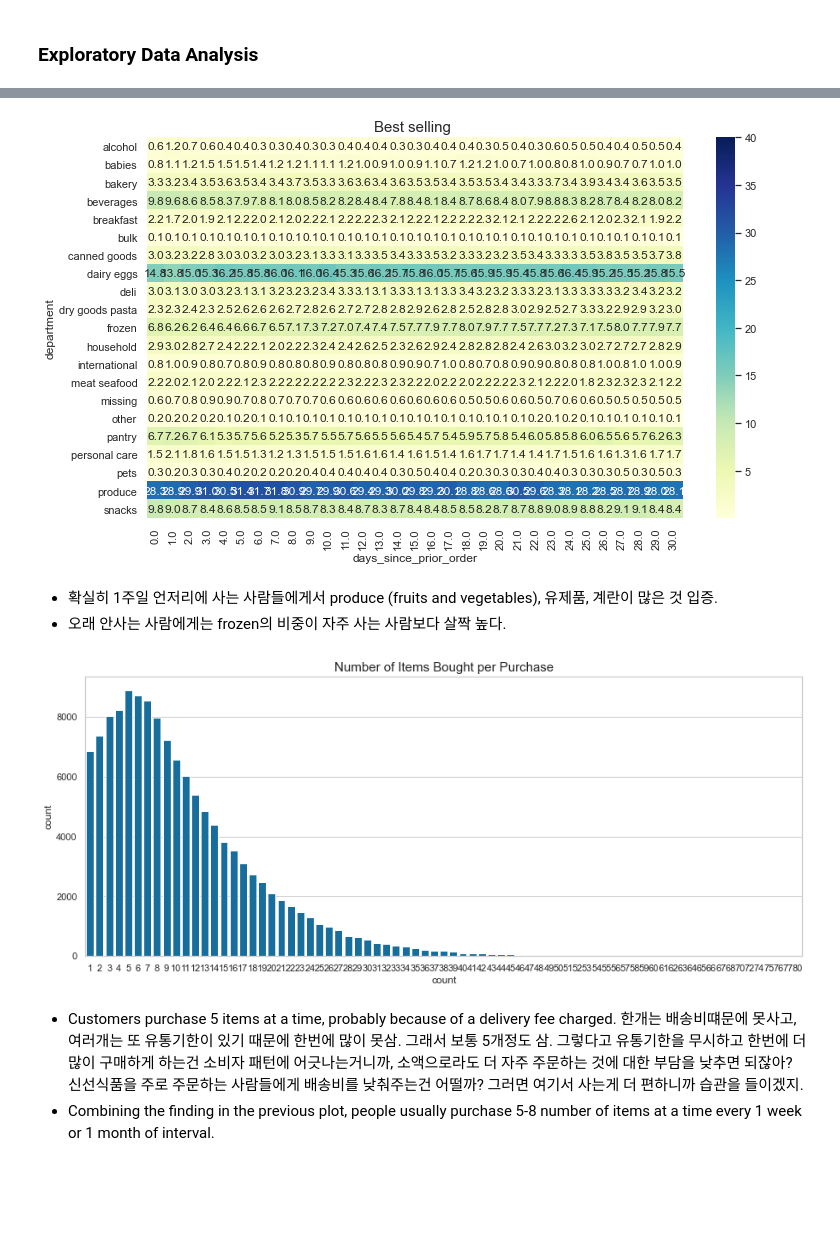
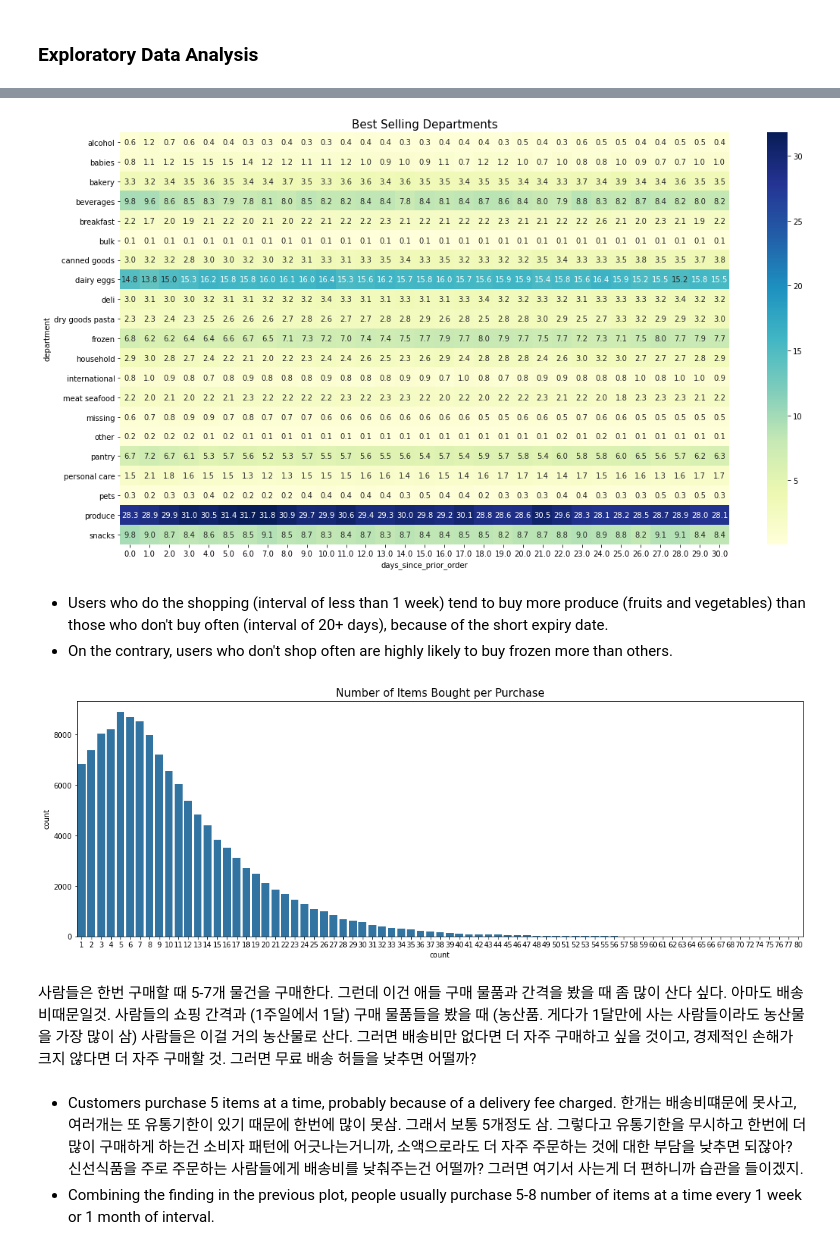
Before and after one commit to miji-lee-kr/Market_Basket_Analysis, a Jupyter notebook: Market_Basket_Analysis.ipynb, the cells around one changed output, grey strips where cells are left out. Saved outputs shown, nothing was run; the diff lists cells and outputs as text; code cells hidden in the pictures; blank space fills up the shorter version.

```diff
--- a/Market_Basket_Analysis.ipynb
+++ b/Market_Basket_Analysis.ipynb
@@ -186,25 +167,26 @@ plt.title("Frequency distribution by days since prior order", fontsize=15);
 # %%
-# 구매 간격과 제품 department 비교
-
 ord_train_prod = ord_train.merge(orders, how = 'left', on = ['order_id'])
 ord_train_pivot = ord_train_prod.groupby('days_since_prior_order')['department'].value_counts(normalize = True).mul(100).rename('percentage').reset_index()
 grouped_df = ord_train_pivot.pivot(values = 'percentage', index = 'department', columns = 'days_since_prior_order')
 
-plt.figure(figsize=(16,7))
-sns.heatmap(grouped_df, cmap = 'YlGnBu', vmax = 40, annot=True, fmt="1.1f")
-plt.title("Best selling ", size = 15);
+plt.figure(figsize=(18,10))
+sns.heatmap(grouped_df, cmap = 'YlGnBu', annot=True, fmt="1.1f")
+plt.title("Best Selling Departments", size = 15);
 # %% [output]
-[figure, old version]
+[figure, new version]
 # %% [markdown]
-- 확실히 1주일 언저리에 사는 사람들에게서 produce (fruits and vegetables), 유제품, 계란이 많은 것 입증.
-- 오래 안사는 사람에게는 frozen의 비중이 자주 사는 사람보다 살짝 높다.
+- Users who do the shopping (interval of less than 1 week) tend to buy more produce (fruits and vegetables) than those who don't buy often (interval of 20+ days), because of the short expiry date.
+- On the contrary, users who don't shop often are highly likely to buy frozen more than others.
 # %%
-max_num = ord_train.groupby('order_id').add_to_cart_order.max().reset_index(name= 'count').head(70)
-plt.figure(figsize=(15,6))
+max_num = ord_train.groupby('order_id').add_to_cart_order.max().reset_index(name= 'count')
+plt.figure(figsize=(18,6))
 sns.countplot(x="count", data=max_num, color=color)
 plt.title("Number of Items Bought per Purchase", fontsize=15);
 # %% [output]
-[figure, old version]
+[figure, new version]
+# %% [markdown]
+사람들은 한번 구매할 때 5-7개 물건을 구매한다. 그런데 이건 애들 구매 물품과 간격을 봤을 때 좀 많이 산다 싶다. 아마도 배송비때문일것.
+사람들의 쇼핑 간격과 (1주일에서 1달) 구매 물품들을 봤을 때 (농산품. 게다가 1달만에 사는 사람들이라도 농산물을 가장 많이 삼) 사람들은 이걸 거의 농산물로 산다. 그러면 배송비만 없다면 더 자주 구매하고 싶을 것이고, 경제적인 손해가 크지 않다면 더 자주 구매할 것. 그러면 무료 배송 허들을 낮추면 어떨까?
 # %% [markdown]
 - Customers purchase 5 items at a time, probably because of a delivery fee charged. 한개는 배송비떄문에 못사고, 여러개는 또 유통기한이 있기 때문에 한번에 많이 못삼. 그래서 보통 5개정도 삼.
 그렇다고 유통기한을 무시하고 한번에 더 많이 구매하게 하는건 소비자 패턴에 어긋나는거니까, 소액으로라도 더 자주 주문하는 것에 대한 부담을 낮추면 되잖아? 신선식품을 주로 주문하는 사람들에게 배송비를 낮춰주는건 어떨까? 그러면 여기서 사는게 더 편하니까 습관을 들이겠지.
```
Also changed, not shown: parts of 40 cells of this notebook.
